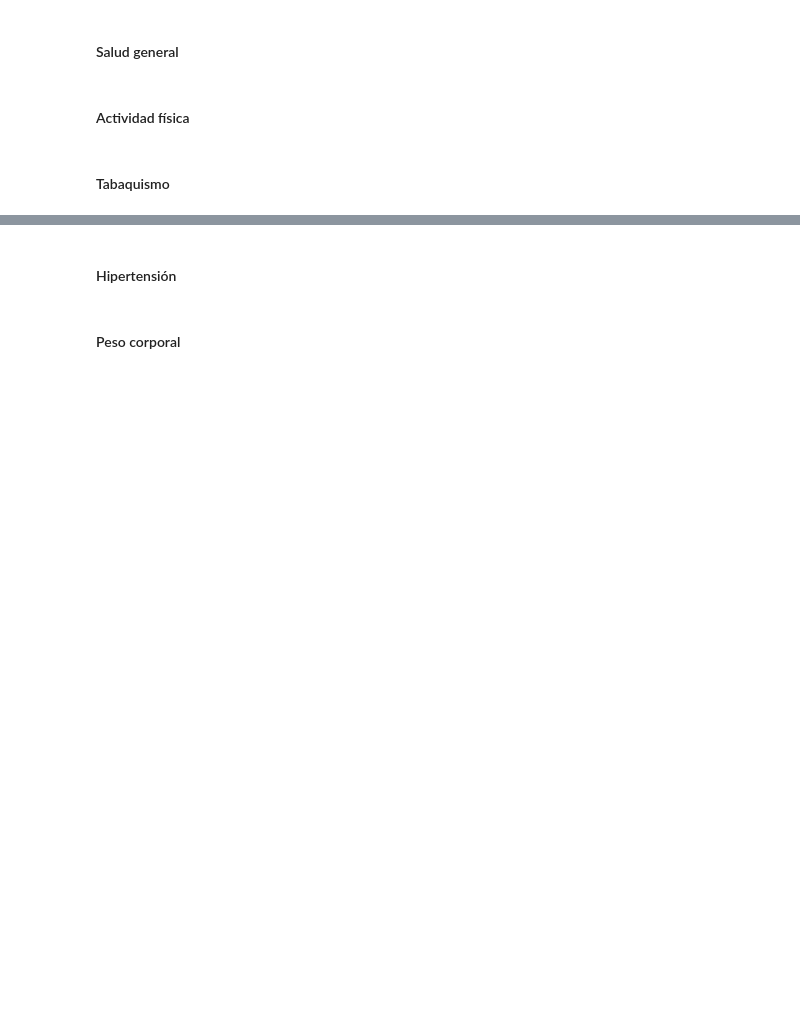
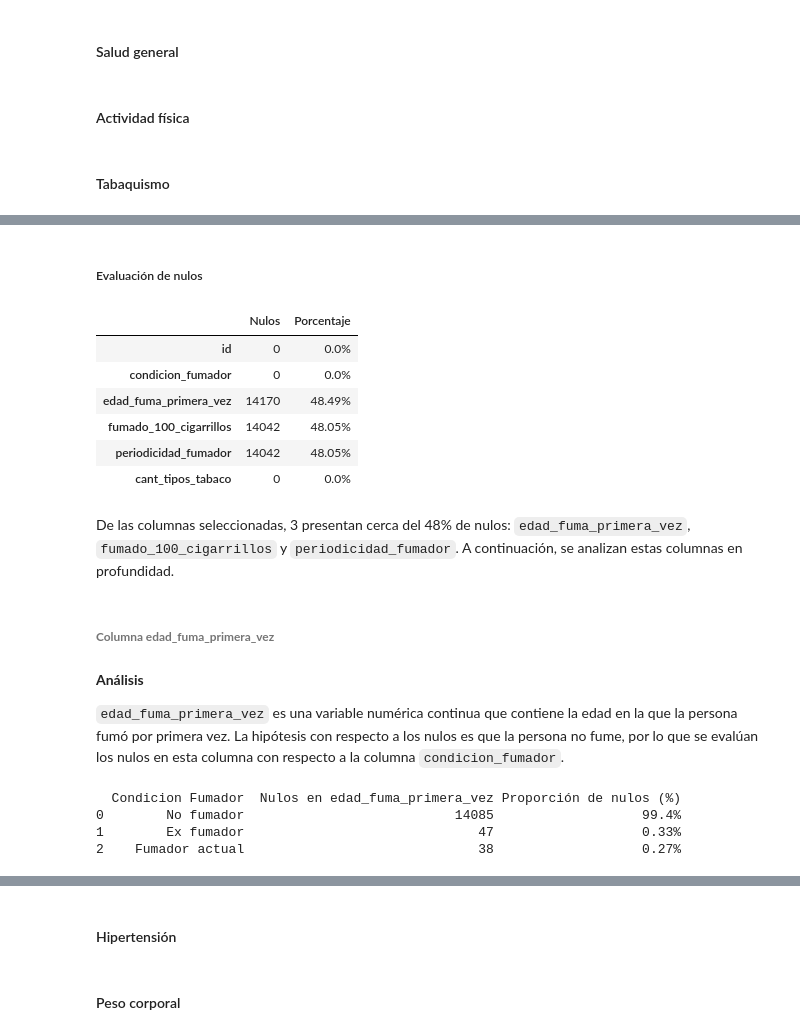
Before and after one commit to Data-Science-YPF/factores_riesgo, a Jupyter notebook: analisisBD.ipynb, the cells around one changed output, grey strips where cells are left out. Saved outputs shown, nothing was run; the diff lists cells and outputs as text; code cells hidden in the pictures; blank space fills up the shorter version.

```diff
--- a/analisisBD.ipynb
+++ b/analisisBD.ipynb
@@ -258,0 +361,51 @@ Del analisis de caracteristicas del encuestado podemos decir:
+# %% [markdown]
+##### Evaluación de nulos
+# %%
+# Visualización de nulos y porcentaje
+calcular_nulos_y_porcentaje(tabaquismo)
+# %% [output]
+|  | Nulos | Porcentaje |
+| id | 0 | 0.0% |
+| condicion_fumador | 0 | 0.0% |
+| edad_fuma_primera_vez | 14170 | 48.49% |
+| fumado_100_cigarrillos | 14042 | 48.05% |
+| periodicidad_fumador | 14042 | 48.05% |
+| cant_tipos_tabaco | 0 | 0.0% |
+# %% [markdown]
+De las columnas seleccionadas, 3 presentan cerca del 48% de nulos: `edad_fuma_primera_vez`, `fumado_100_cigarrillos` y `periodicidad_fumador`. A continuación, se analizan estas columnas en profundidad.
+# %% [markdown]
+###### __Columna edad_fuma_primera_vez__
+# %% [markdown]
+__Análisis__
+
+`edad_fuma_primera_vez` es una variable numérica continua que contiene la edad en la que la persona fumó por primera vez. La hipótesis con respecto a los nulos es que la persona no fume, por lo que se evalúan los nulos en esta columna con respecto a la columna `condicion_fumador`.
+# %%
+# Evaluación de proporción de nulos en edad_fuma_primera_vez dependiendo de los valores en condicion_fumador
+resultados = []
+
+# Obtener valores únicos de la columna condicion_fumador
+valores_fumador = tabaquismo['condicion_fumador'].unique()
+
+for valor in valores_fumador:
+    # Filtrar el DataFrame por cada valor de condicion_fumador
+    df_condicion = tabaquismo[tabaquismo['condicion_fumador'] == valor]
+
+    # Contar nulos en la columna de edad_fuma_primera_vez para esta condición
+    nulos = df_condicion['edad_fuma_primera_vez'].isnull().sum()
+
+    # Calcular proporción de nulos en edad_fuma_primera_vez por condicion_fumador
+    total_condicion = tabaquismo['edad_fuma_primera_vez'].isnull().sum()
+    proporciones = (nulos / total_condicion) * 100
+
+    resultados.append({
+        'Condicion Fumador': condicion_fumador[valor],
+        'Nulos en edad_fuma_primera_vez': nulos,
+        'Proporción de nulos (%)': proporciones.round(2).astype(str) + '%'
+    })
+
+print(pd.DataFrame(resultados))
+# %% [output]
+  Condicion Fumador  Nulos en edad_fuma_primera_vez Proporción de nulos (%)
+0        No fumador                           14085                   99.4%
+1        Ex fumador                              47                   0.33%
+2    Fumador actual                              38                   0.27%
```
Also changed, not shown: parts of 42 cells of this notebook, 3 other files.
